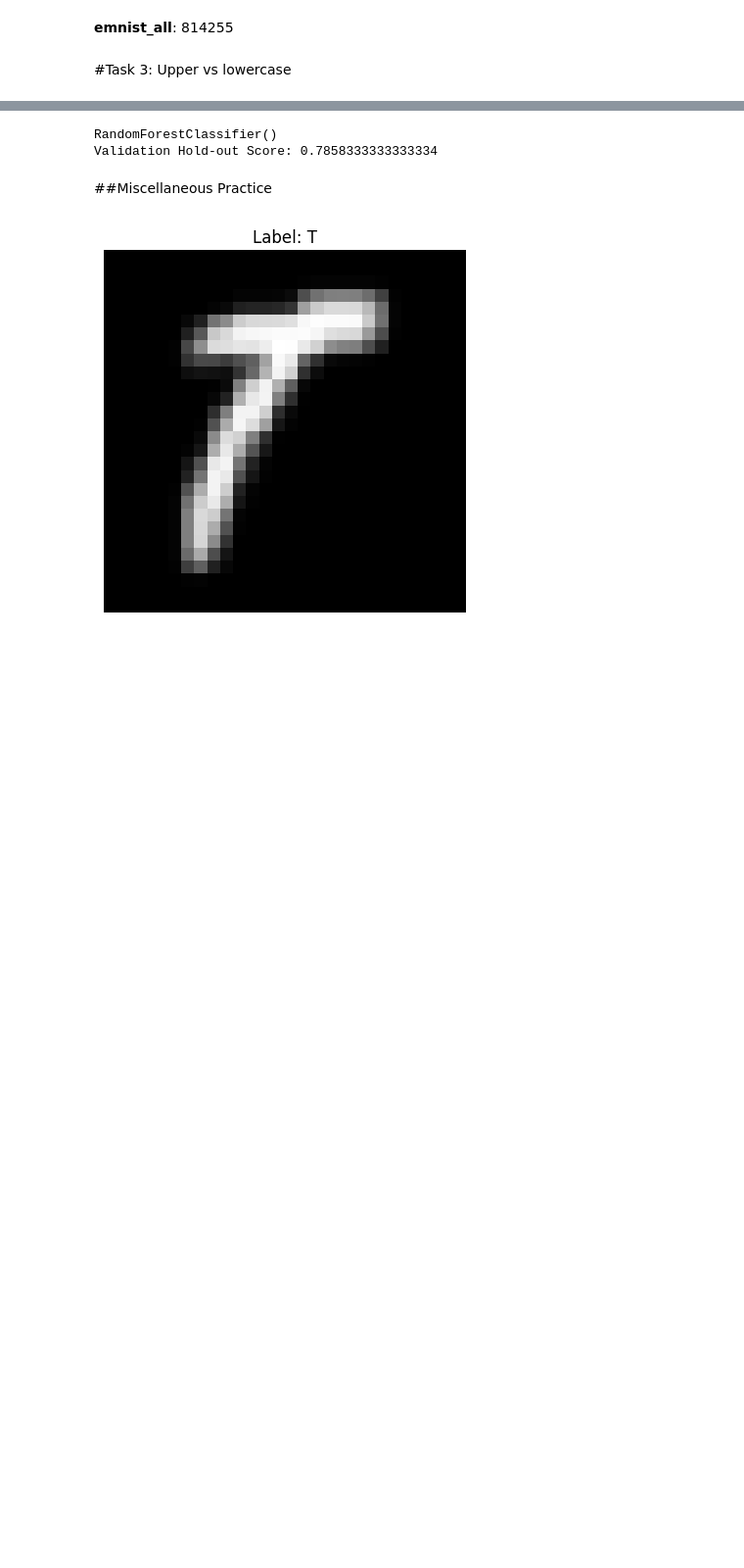
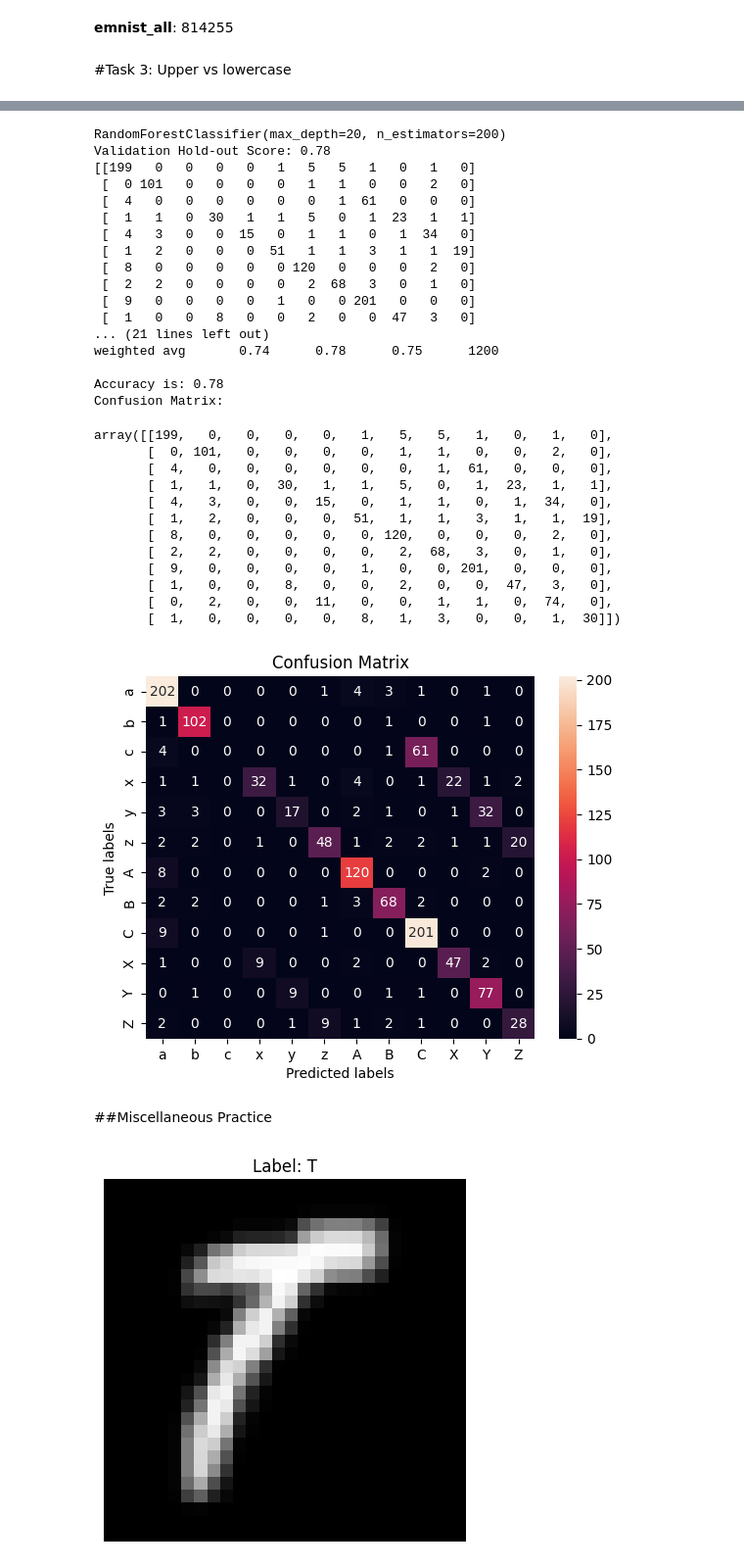
Before and after one commit to christopherseaman/datasci_223, a Jupyter notebook: exercises/4-classification/exercise4_5assignmentTask3.ipynb, the cells around one changed output, grey strips where cells are left out. Shown at 98% size. Drawn from its saved outputs; the diff is of its cells as text; code cells hidden in the pictures; blank space fills up the shorter version.

```diff
--- a/exercises/4-classification/exercise4_5assignmentTask3.ipynb
+++ b/exercises/4-classification/exercise4_5assignmentTask3.ipynb
@@ -545,14 +698,71 @@ Best Score: 0.7958333333333334
-# %%
-#Train on full training set + test
-print(best_model.fit(X3_train, y3_train))
-
-#Validation hold out performance
-y_val_pred = best_model.predict(X3_test)
-validation_score = accuracy_score(y3_test, y_val_pred)
-print(f"Validation Hold-out Score: {validation_score}")
-# %% [output]
-RandomForestClassifier()
-Validation Hold-out Score: 0.7858333333333334
+# %%
+# Get the best model from hyperparameter tuning - adapted from lecture
+best_model3 = grid_search.best_estimator_
+
+#Train on full training set + test
+print(best_model3.fit(X3_train, y3_train))
+
+#Validation hold out performance
+y_val_pred3 = best_model3.predict(X3_test)
+validation_score3 = accuracy_score(y3_test, y_val_pred3)
+print(f"Validation Hold-out Score: {validation_score3}")
+
+upperlower_labels = ["a","b","c","x","y","z","A","B","C","X","Y","Z"]
+
+
+# Evaluate the model using confusion matrix
+conf_matrix3 = confusion_matrix(y3_test, y_val_pred3,labels=upperlower_labels) # same as accuracy here for multiclass regression
+
+
+
+ax= plt.subplot()
+sns.heatmap(conf_matrix, annot=True, fmt='g', ax=ax);  #annot=True to annotate cells, ftm='g' to disable scientific notation
+
+#labels, title and ticks - using heat map from seaborn (https://stackoverflow.com/questions/19233771/sklearn-plot-confusion-matrix-with-labels)
+ax.set_xlabel('Predicted labels');ax.set_ylabel('True labels');
+ax.set_title('Confusion Matrix');
+ax.xaxis.set_ticklabels(["a","b","c","x","y","z","A","B","C","X","Y","Z"]); ax.yaxis.set_ticklabels(["a","b","c","x","y","z","A","B","C","X","Y","Z"]);
+
+
+# Print the results
+print(f"Best Hyperparameters: {grid_search.best_params_}")
+#print(f"F1 Score: {f1:.4f}")
+print("Classification Report:")
+print(classification_report(y3_test, y_val_pred3))
+print(f"Accuracy is: {accuracy_score(y3_test,y_val_pred3)}")
+print("Confusion Matrix:")
+conf_matrix3
+# %% [output]
+RandomForestClassifier(max_depth=20, n_estimators=200)
+Validation Hold-out Score: 0.78
+[[199   0   0   0   0   1   5   5   1   0   1   0]
+ [  0 101   0   0   0   0   1   1   0   0   2   0]
+ [  4   0   0   0   0   0   0   1  61   0   0   0]
+ [  1   1   0  30   1   1   5   0   1  23   1   1]
+ [  4   3   0   0  15   0   1   1   0   1  34   0]
+ [  1   2   0   0   0  51   1   1   3   1   1  19]
+ [  8   0   0   0   0   0 120   0   0   0   2   0]
+ [  2   2   0   0   0   0   2  68   3   0   1   0]
+ [  9   0   0   0   0   1   0   0 201   0   0   0]
+ [  1   0   0   8   0   0   2   0   0  47   3   0]
+... (21 lines left out)
+weighted avg       0.74      0.78      0.75      1200
+
+Accuracy is: 0.78
+Confusion Matrix:
+array([[199,   0,   0,   0,   0,   1,   5,   5,   1,   0,   1,   0],
+       [  0, 101,   0,   0,   0,   0,   1,   1,   0,   0,   2,   0],
+       [  4,   0,   0,   0,   0,   0,   0,   1,  61,   0,   0,   0],
+       [  1,   1,   0,  30,   1,   1,   5,   0,   1,  23,   1,   1],
+       [  4,   3,   0,   0,  15,   0,   1,   1,   0,   1,  34,   0],
+       [  1,   2,   0,   0,   0,  51,   1,   1,   3,   1,   1,  19],
+       [  8,   0,   0,   0,   0,   0, 120,   0,   0,   0,   2,   0],
+       [  2,   2,   0,   0,   0,   0,   2,  68,   3,   0,   1,   0],
+       [  9,   0,   0,   0,   0,   1,   0,   0, 201,   0,   0,   0],
+       [  1,   0,   0,   8,   0,   0,   2,   0,   0,  47,   3,   0],
+       [  0,   2,   0,   0,  11,   0,   0,   1,   1,   0,  74,   0],
+       [  1,   0,   0,   0,   0,   8,   1,   3,   0,   0,   1,  30]])
+[figure, added]
 # %% [markdown]
 ##Miscellaneous Practice
 # %%
```
Also changed, not shown: parts of 8 cells of this notebook.
